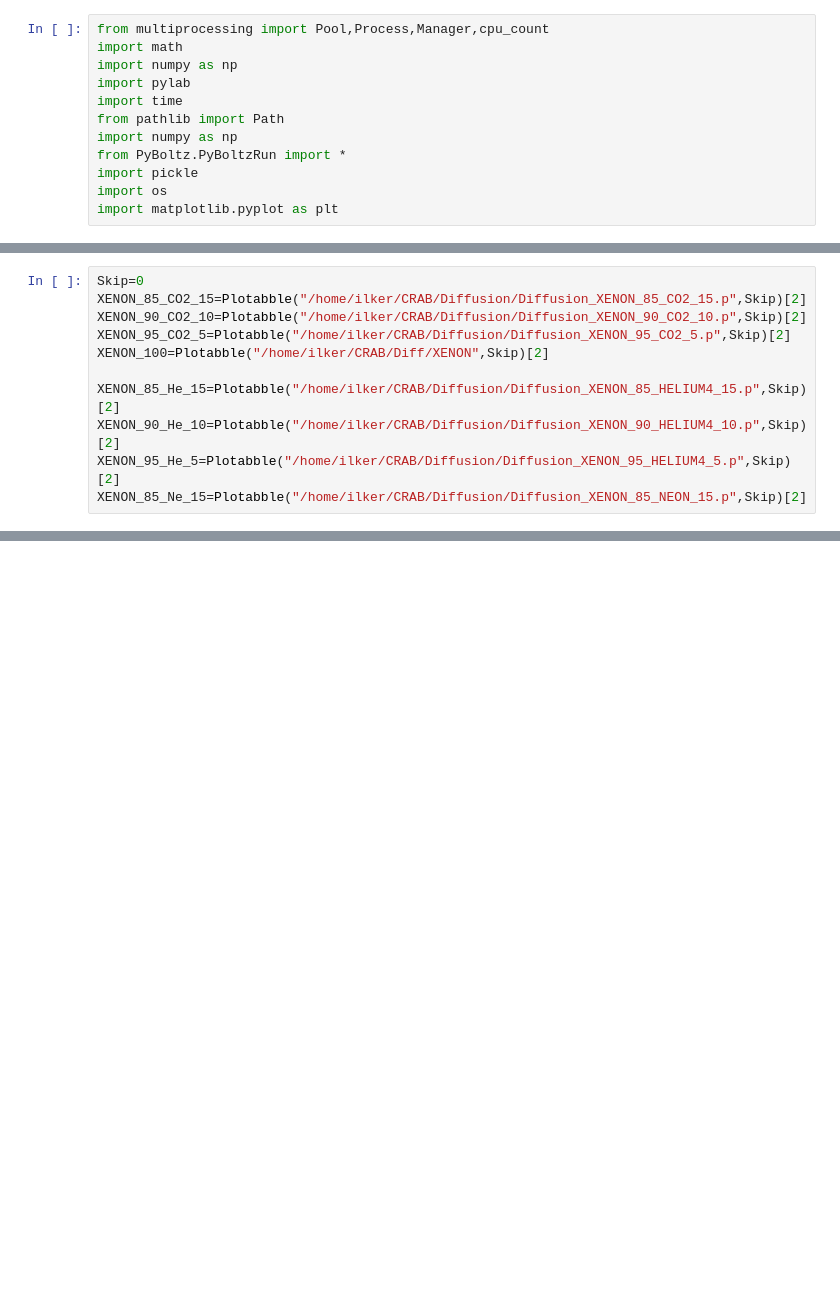
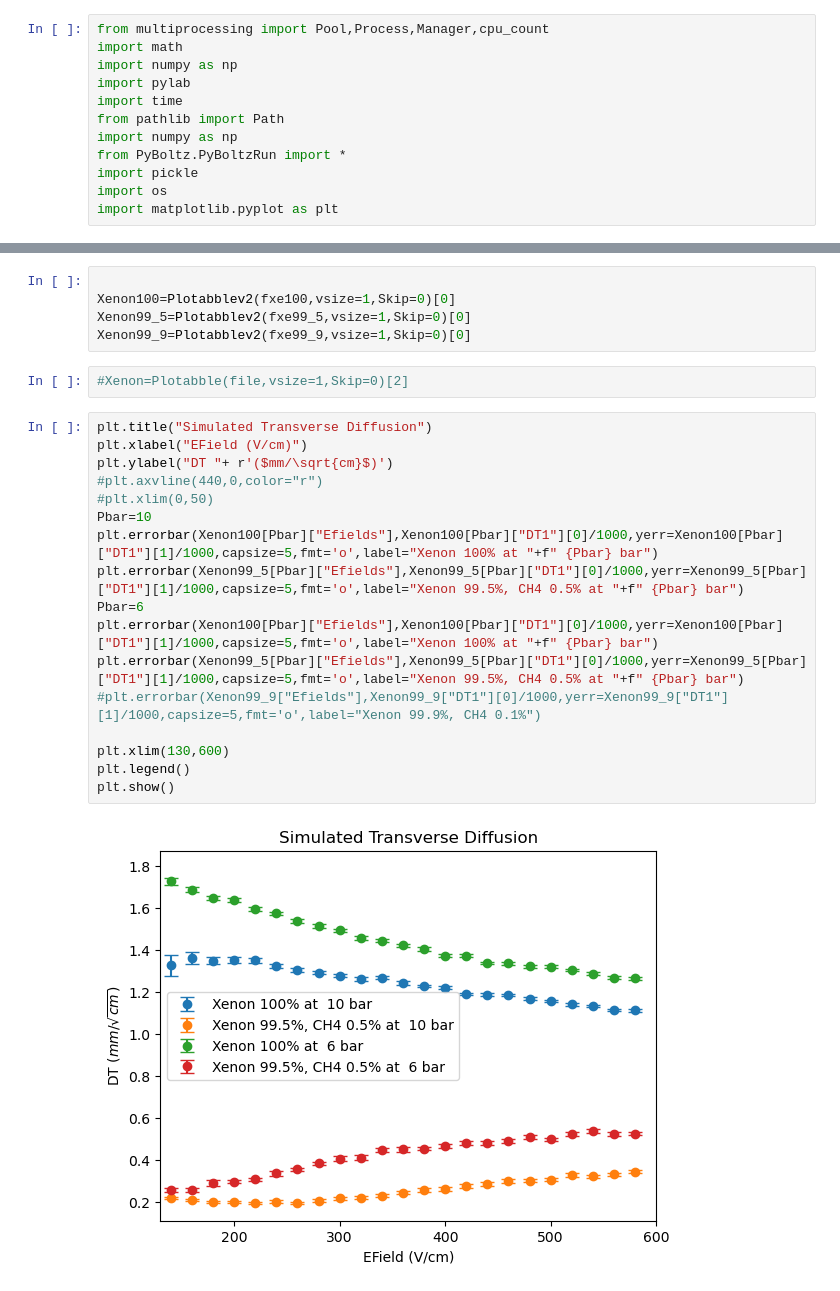
Before and after one commit to ilkerparmaksiz/Analysis, a Jupyter notebook: CRAB/CRAB_Diffusion_Plots.ipynb, the cells around one changed output, grey strips where cells are left out. Drawn from its saved outputs; the diff is of its cells as text; blank space fills up the shorter version.

```diff
--- a/CRAB/CRAB_Diffusion_Plots.ipynb
+++ b/CRAB/CRAB_Diffusion_Plots.ipynb
@@ -114,12 +191 @@ def ConvertToReduceEField(data):
     return vv
-# %%
-Skip=0
-XENON_85_CO2_15=Plotabble("/home/ilker/CRAB/Diffusion/Diffusion_XENON_85_CO2_15.p",Skip)[2]
-XENON_90_CO2_10=Plotabble("/home/ilker/CRAB/Diffusion/Diffusion_XENON_90_CO2_10.p",Skip)[2]
-XENON_95_CO2_5=Plotabble("/home/ilker/CRAB/Diffusion/Diffusion_XENON_95_CO2_5.p",Skip)[2]
-XENON_100=Plotabble("/home/ilker/CRAB/Diff/XENON",Skip)[2]
-
-XENON_85_He_15=Plotabble("/home/ilker/CRAB/Diffusion/Diffusion_XENON_85_HELIUM4_15.p",Skip)[2]
-XENON_90_He_10=Plotabble("/home/ilker/CRAB/Diffusion/Diffusion_XENON_90_HELIUM4_10.p",Skip)[2]
-XENON_95_He_5=Plotabble("/home/ilker/CRAB/Diffusion/Diffusion_XENON_95_HELIUM4_5.p",Skip)[2]
-XENON_85_Ne_15=Plotabble("/home/ilker/CRAB/Diffusion/Diffusion_XENON_85_NEON_15.p",Skip)[2]
@@ -131,0 +459,26 @@ print(t)
+# %%
+
+Xenon100=Plotabblev2(fxe100,vsize=1,Skip=0)[0]
+Xenon99_5=Plotabblev2(fxe99_5,vsize=1,Skip=0)[0]
+Xenon99_9=Plotabblev2(fxe99_9,vsize=1,Skip=0)[0]
+# %%
+#Xenon=Plotabble(file,vsize=1,Skip=0)[2]
+# %%
+plt.title("Simulated Transverse Diffusion")
+plt.xlabel("EField (V/cm)")
+plt.ylabel("DT "+ r'($mm/\sqrt{cm}$)')
+#plt.axvline(440,0,color="r")
+#plt.xlim(0,50)
+Pbar=10
+plt.errorbar(Xenon100[Pbar]["Efields"],Xenon100[Pbar]["DT1"][0]/1000,yerr=Xenon100[Pbar]["DT1"][1]/1000,capsize=5,fmt='o',label="Xenon 100% at "+f" {Pbar} bar")
+plt.errorbar(Xenon99_5[Pbar]["Efields"],Xenon99_5[Pbar]["DT1"][0]/1000,yerr=Xenon99_5[Pbar]["DT1"][1]/1000,capsize=5,fmt='o',label="Xenon 99.5%, CH4 0.5% at "+f" {Pbar} bar")
+Pbar=6
+plt.errorbar(Xenon100[Pbar]["Efields"],Xenon100[Pbar]["DT1"][0]/1000,yerr=Xenon100[Pbar]["DT1"][1]/1000,capsize=5,fmt='o',label="Xenon 100% at "+f" {Pbar} bar")
+plt.errorbar(Xenon99_5[Pbar]["Efields"],Xenon99_5[Pbar]["DT1"][0]/1000,yerr=Xenon99_5[Pbar]["DT1"][1]/1000,capsize=5,fmt='o',label="Xenon 99.5%, CH4 0.5% at "+f" {Pbar} bar")
+#plt.errorbar(Xenon99_9["Efields"],Xenon99_9["DT1"][0]/1000,yerr=Xenon99_9["DT1"][1]/1000,capsize=5,fmt='o',label="Xenon 99.9%, CH4 0.1%")
+
+plt.xlim(130,600)
+plt.legend()
+plt.show()
+# %% [output]
+[figure, added]
```
Also changed, not shown: parts of 24 cells of this notebook, 15 other files.
